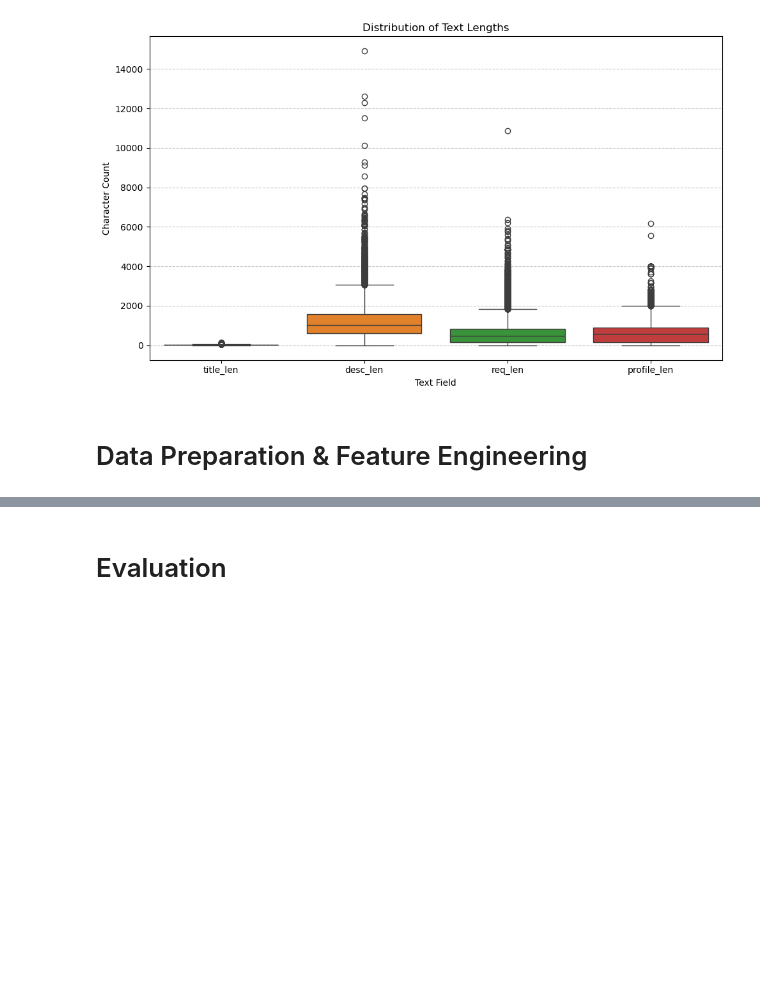
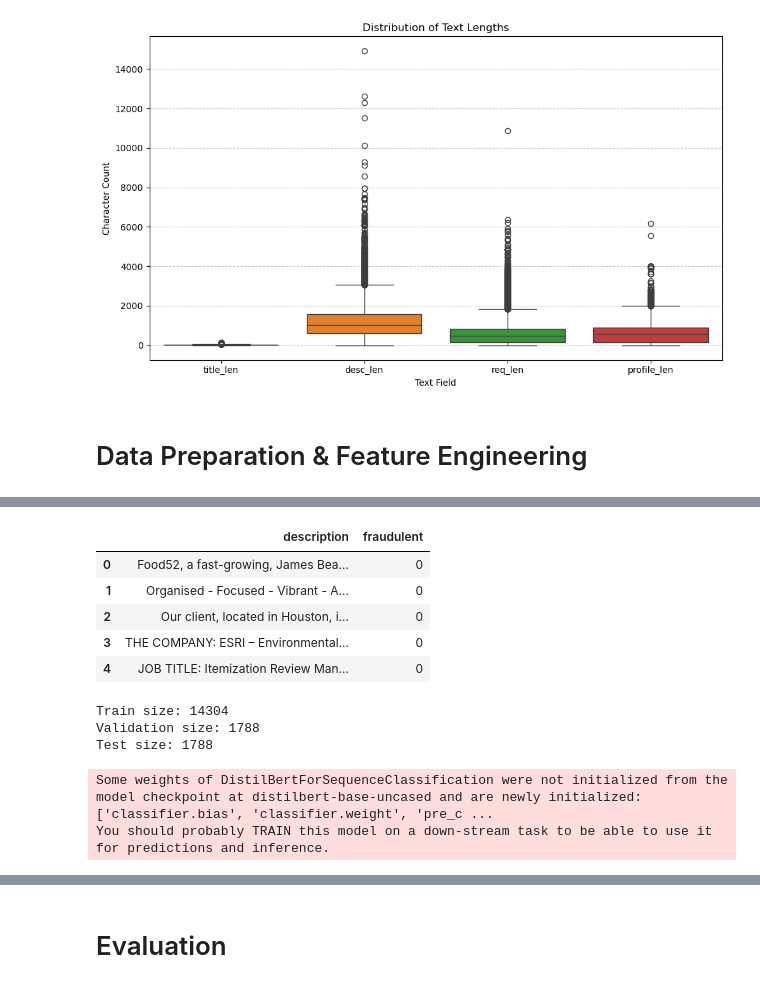
Before and after one commit to navanodonavan/MSAAI510FinalProjectGroup4, a Jupyter notebook: Final Project Section5-Team 4.ipynb, the cells around one changed output, grey strips where cells are left out. Drawn from its saved outputs; the diff is of its cells as text; code cells hidden in the pictures; blank space fills up the shorter version.

```diff
--- a/Final Project Section5-Team 4.ipynb
+++ b/Final Project Section5-Team 4.ipynb
@@ -147,0 +211,15 @@ plt.show()
+# %%
+# reset target column to int
+df['fraudulent'] = df['fraudulent'].astype(int)
+
+# for the initial DistilBERT, let's start with just the job description and target column
+df_model = df[['description', 'fraudulent']].copy()
+
+df_model.head()
+# %% [output]
+|  | description | fraudulent |
+| 0 | Food52, a fast-growing, James Bea... | 0 |
+| 1 | Organised - Focused - Vibrant - A... | 0 |
+| 2 | Our client, located in Houston, i... | 0 |
+| 3 | THE COMPANY: ESRI – Environmental... | 0 |
+| 4 | JOB TITLE: Itemization Review Man... | 0 |
@@ -147,0 +251,33 @@ plt.show()
+# %%
+# create PyTorch Dataset
+class JobDataset(Dataset):
+    def __init__(self, encodings, labels):
+        self.encodings = encodings
+        self.labels = labels
+
+    def __len__(self):
+        return len(self.labels)
+
+    def __getitem__(self, idx):
+        item = {key: val[idx] for key, val in self.encodings.items()}
+        item["labels"] = torch.tensor(self.labels[idx], dtype=torch.long)
+        return item
+
+# wrap each dataset
+train_dataset = JobDataset(train_encodings, train_labels)
+val_dataset = JobDataset(val_encodings, val_labels)
+test_dataset = JobDataset(test_encodings, test_labels)
+
+# create dataloaders
+train_loader = DataLoader(train_dataset, batch_size=16, shuffle=True)
+val_loader = DataLoader(val_dataset, batch_size=16)
+test_loader = DataLoader(test_dataset, batch_size=16)
+
+# check dataset sizes
+print("Train size:", len(train_dataset))
+print("Validation size:", len(val_dataset))
+print("Test size:", len(test_dataset))
+# %% [output]
+Train size: 14304
+Validation size: 1788
+Test size: 1788
@@ -147,0 +287,13 @@ plt.show()
+# %%
+# load in DistilBERT model
+model = DistilBertForSequenceClassification.from_pretrained(
+    "distilbert-base-uncased",
+    num_labels=2
+)
+model.to(device)
+
+# set optimizer
+optimizer = AdamW(model.parameters(), lr=5e-5)
+# %% [output]
+Some weights of DistilBertForSequenceClassification were not initialized from the model checkpoint at distilbert-base-uncased and are newly initialized: ['classifier.bias', 'classifier.weight', 'pre_c ...
+You should probably TRAIN this model on a down-stream task to be able to use it for predictions and inference.
```
Also changed, not shown: parts of 15 cells of this notebook.
